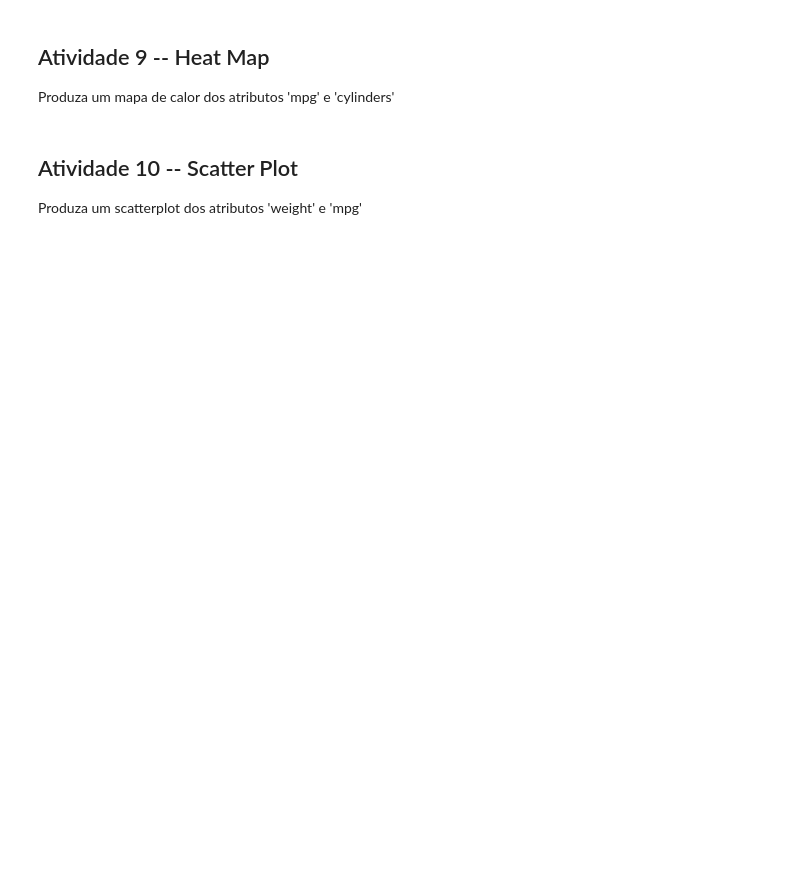
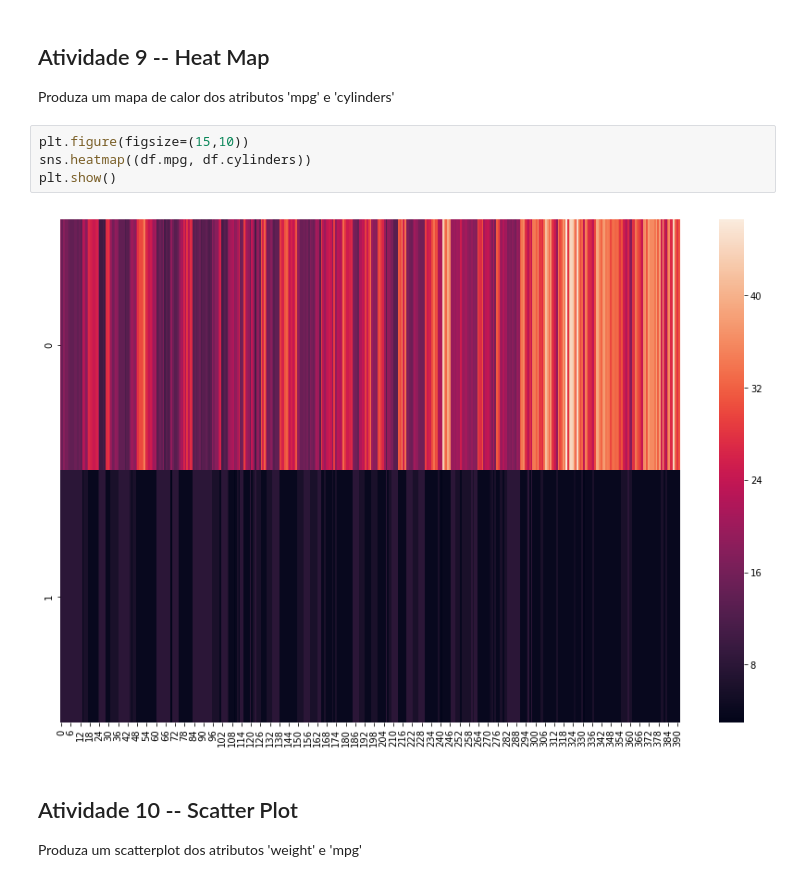
Before and after one commit to manoel-victor1602/Projeto_1_RNA, a Jupyter notebook: Projeto Prático #1.2 -- Visualizando dados.ipynb, the cells around one changed output. Cells and saved outputs as stored; diff of their text form; blank space fills up the shorter version.

```diff
--- a/Projeto Prático #1.2 -- Visualizando dados.ipynb
+++ b/Projeto Prático #1.2 -- Visualizando dados.ipynb
@@ -77,6 +79,12 @@ plt.boxplot(df.mpg)
 ## Atividade 9 -- Heat Map
 
 Produza um mapa de calor dos atributos 'mpg' e 'cylinders'
+# %%
+plt.figure(figsize=(15,10))
+sns.heatmap((df.mpg, df.cylinders))
+plt.show()
+# %% [output]
+[figure, added]
 # %% [markdown]
 ## Atividade 10 -- Scatter Plot
 
```
Also changed, not shown: parts of 6 cells of this notebook.
